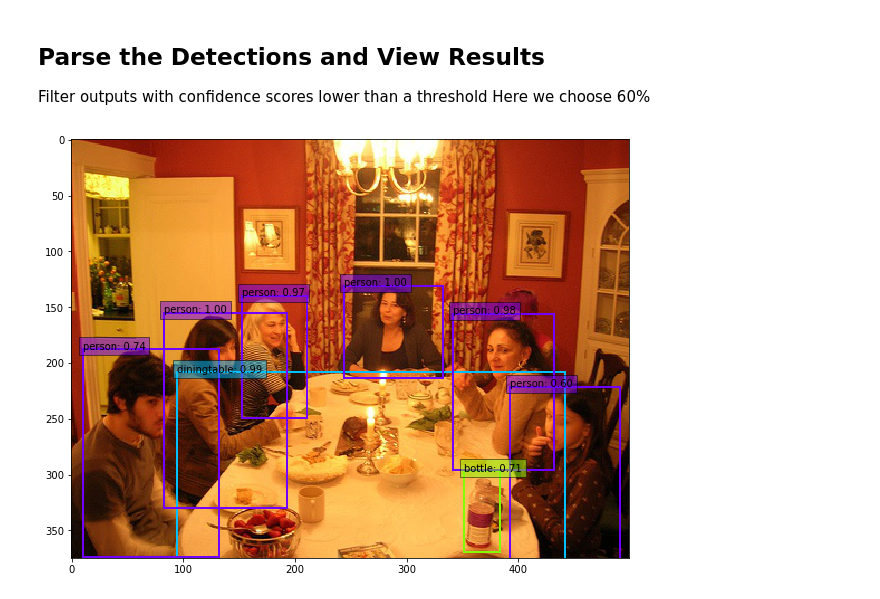
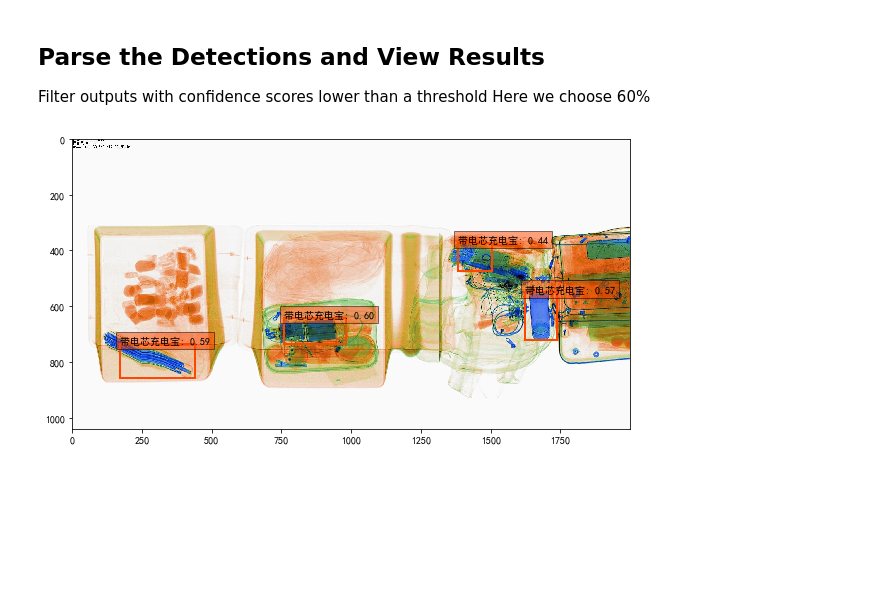
Before and after one commit to wyc869609651/ssd-dection, a Jupyter notebook: demo/demo.ipynb, the cells around one changed output. Cells and saved outputs as stored; diff of their text form; code cells hidden in the pictures; blank space fills up the shorter version.

```diff
--- a/demo/demo.ipynb
+++ b/demo/demo.ipynb
@@ -24,7 +24,7 @@ from ssd import build_ssd
     and number of object classes to score (21 for VOC dataset)
 2. Next we load pretrained weights on the VOC0712 trainval dataset
 # %%
-net = build_ssd('test', 300, 21)    # initialize SSD
-net.load_weights('../weights/ssd300_Ray_500.pth')
+net = build_ssd('test', 300, 3)    # initialize SSD
+net.load_weights('../weights/ssd300_Ray_cover.pth')
 # %% [output]
 Loading weights into state dict...
@@ -35,12 +36,13 @@ Loading weights into state dict...
 # image = cv2.imread('./data/example.jpg', cv2.IMREAD_COLOR)  # uncomment if dataset not downloaded
 %matplotlib inline
 from matplotlib import pyplot as plt
-from data import VOCDetection, VOC_ROOT, VOCAnnotationTransform
+from data.SIXray import *
+plt.rcParams['font.sans-serif']=['SimHei'] #用来正常显示中文标签
 # here we specify year (07 or 12) and dataset ('test', 'val', 'train')
-#testset = VOCDetection(VOC_ROOT, [('2007', 'val')], None, VOCAnnotationTransform())
-#img_id = 60
-#image = testset.pull_image(img_id)
-image = cv2.imread('./doc/core_battery00000058.jpg', cv2.IMREAD_COLOR)  # uncomment if dataset not downloaded
+testset = SIXrayDetection(SIXray_ROOT, ['core_3000', 'coreless_3000'], None, SIXrayAnnotationTransform())
+img_id = 60
+image = testset.pull_image(img_id)
+#image = cv2.imread('./doc/core_battery00000058.jpg', cv2.IMREAD_COLOR)  # uncomment if dataset not downloaded
 rgb_image = cv2.cvtColor(image, cv2.COLOR_BGR2RGB)
 # View the sampled input image before transform
 plt.figure(figsize=(10,10))
@@ -76,28 +79,28 @@ y = net(xx)
 Filter outputs with confidence scores lower than a threshold
 Here we choose 60%
 # %%
-from data import VOC_CLASSES as labels
+from data.SIXray import SIXray_CLASSES as labels
 top_k=10
 
 plt.figure(figsize=(10,10))
 colors = plt.cm.hsv(np.linspace(0, 1, 21)).tolist()
 plt.imshow(rgb_image)  # plot the image for matplotlib
 currentAxis = plt.gca()
 
 detections = y.data
 # scale each detection back up to the image
 scale = torch.Tensor(rgb_image.shape[1::-1]).repeat(2)
 for i in range(detections.size(1)):
     j = 0
-    while detections[0,i,j,0] >= 0.6:
+    while detections[0,i,j,0] >= 0.4:
         score = detections[0,i,j,0]
         label_name = labels[i-1]
         display_txt = '%s: %.2f'%(label_name, score)
         pt = (detections[0,i,j,1:]*scale).cpu().numpy()
         coords = (pt[0], pt[1]), pt[2]-pt[0]+1, pt[3]-pt[1]+1
         color = colors[i]
         currentAxis.add_patch(plt.Rectangle(*coords, fill=False, edgecolor=color, linewidth=2))
         currentAxis.text(pt[0], pt[1], display_txt, bbox={'facecolor':color, 'alpha':0.5})
         j+=1
 # %% [output]
-[figure, old version]
+[figure, new version]
```
Also changed, not shown: parts of 3 cells of this notebook, 7 other files.
